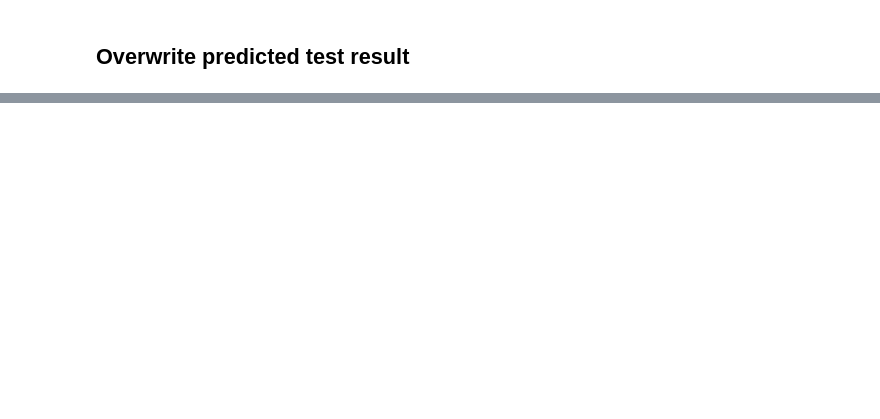
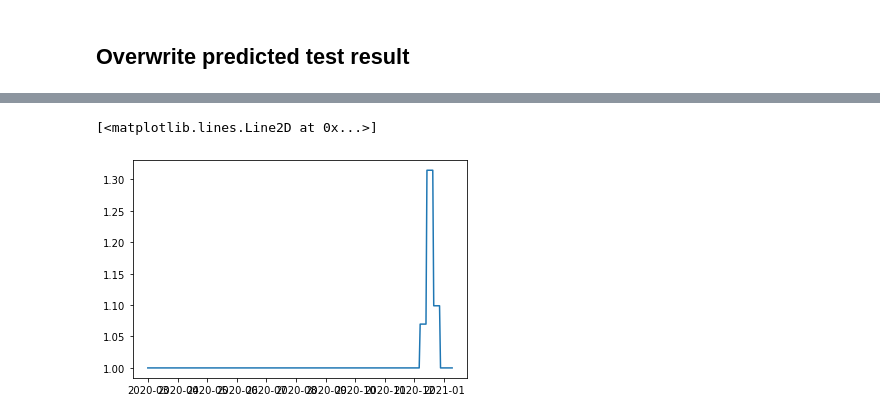
Before and after one commit to MaPePeR/rtlive-global, a Jupyter notebook: notebooks/Test_daily_count_correction_method.ipynb, the cells around one changed output, grey strips where cells are left out. Cells and saved outputs as stored; diff of their text form; code cells hidden in the pictures; blank space fills up the shorter version.

```diff
--- a/notebooks/Test_daily_count_correction_method.ipynb
+++ b/notebooks/Test_daily_count_correction_method.ipynb
@@ -139,4 +140,4 @@ pyplot.xlim(plotstart)
 # %% [markdown]
 ## Overwrite predicted test result
 # %%
-df_forecast.loc['all', 'predicted_new_tests'] = corrected_prediction
+#df_forecast.loc['all', 'predicted_new_tests'] = corrected_prediction
@@ -142,0 +148,6 @@ df_forecast.loc['all', 'predicted_new_tests'] = corrected_prediction
+# %%
+factor = corrected_prediction/df_forecast.loc['all', 'predicted_new_tests']
+pyplot.plot(factor)
+# %% [output]
+[<matplotlib.lines.Line2D at 0x...>]
+[figure, added]
```
Also changed, not shown: parts of 19 cells of this notebook.
